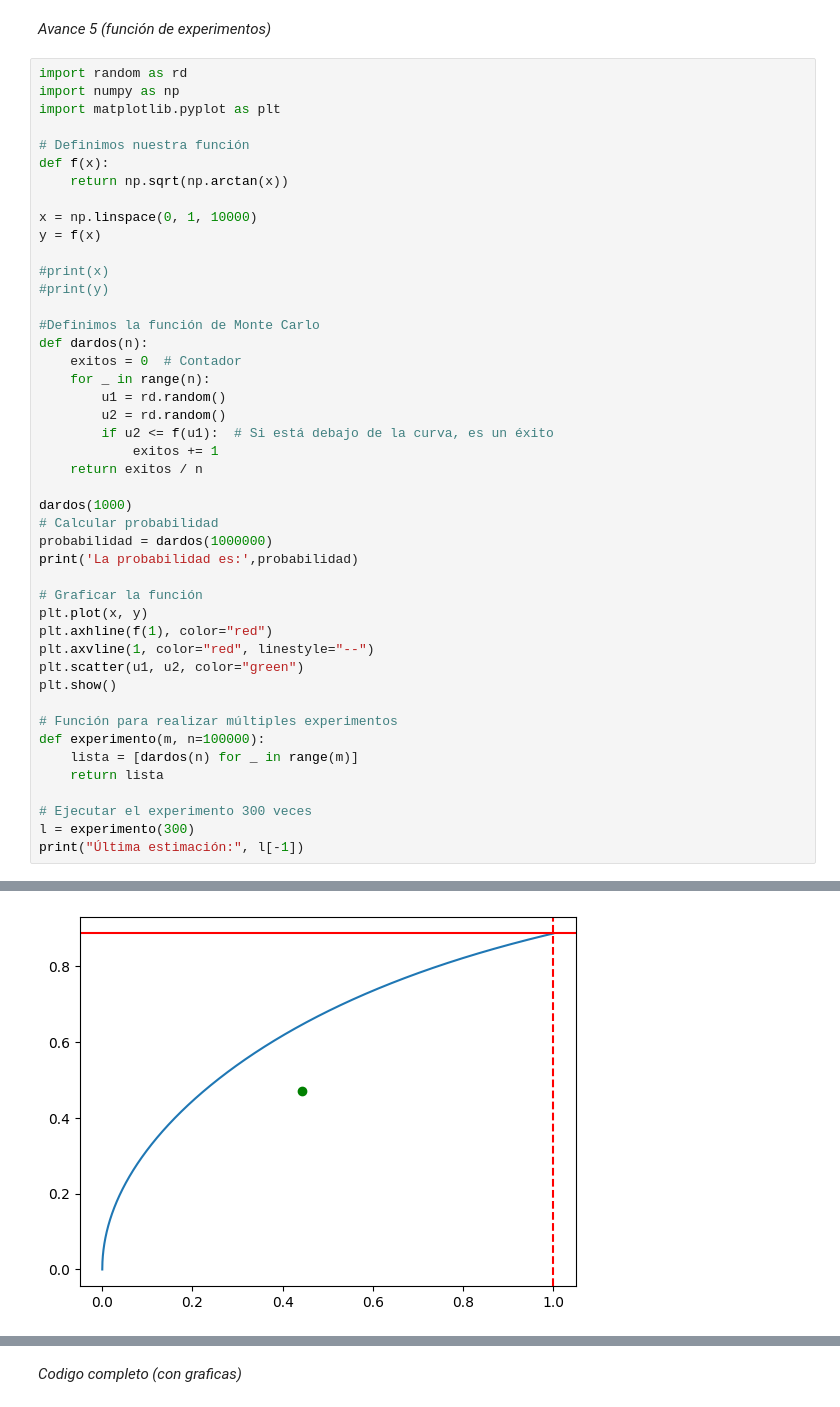
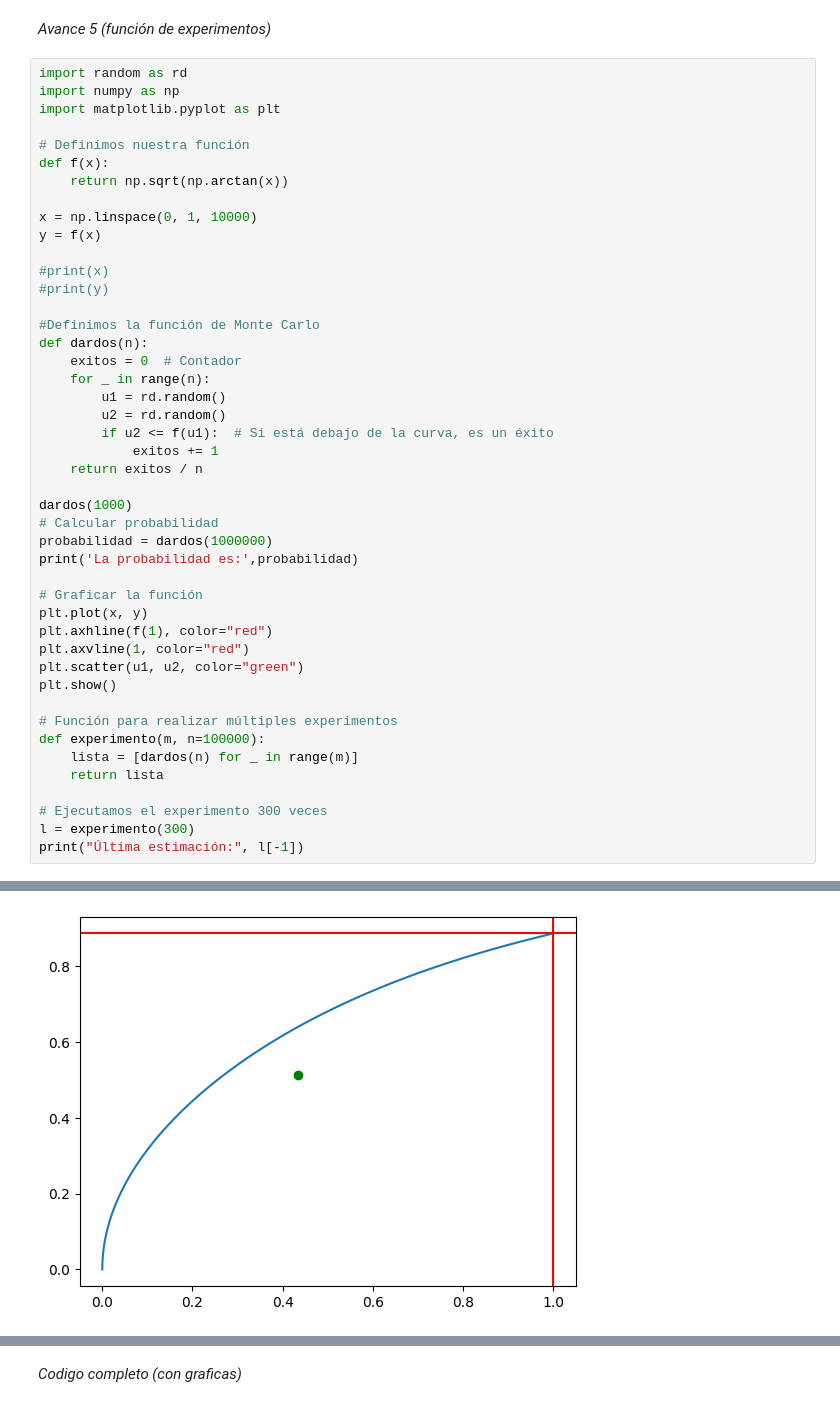
Before and after one commit to JimenezHAnaFer/SIMULACION-1, a Jupyter notebook: Monte_Carlo_de_Acierto_y_Error.ipynb, the cells around one changed output, grey strips where cells are left out. Saved outputs shown, nothing was run; the diff lists cells and outputs as text.

```diff
--- a/Monte_Carlo_de_Acierto_y_Error.ipynb
+++ b/Monte_Carlo_de_Acierto_y_Error.ipynb
@@ -168,7 +168,7 @@ print('La probabilidad es:',probabilidad)
 # Graficar la función
 plt.plot(x, y)
 plt.axhline(f(1), color="red")
-plt.axvline(1, color="red", linestyle="--")
+plt.axvline(1, color="red")
 plt.scatter(u1, u2, color="green")
 plt.show()
 
@@ -177,7 +177,7 @@ def experimento(m, n=100000):
     lista = [dardos(n) for _ in range(m)]
     return lista
 
-# Ejecutar el experimento 300 veces
+# Ejecutamos el experimento 300 veces
 l = experimento(300)
 print("Última estimación:", l[-1])
 # %% [output]
@@ -185 +185 @@ La probabilidad es: 0.630858
-[figure, old version]
+[figure, new version]
```
Also changed, not shown: parts of 4 cells of this notebook.
